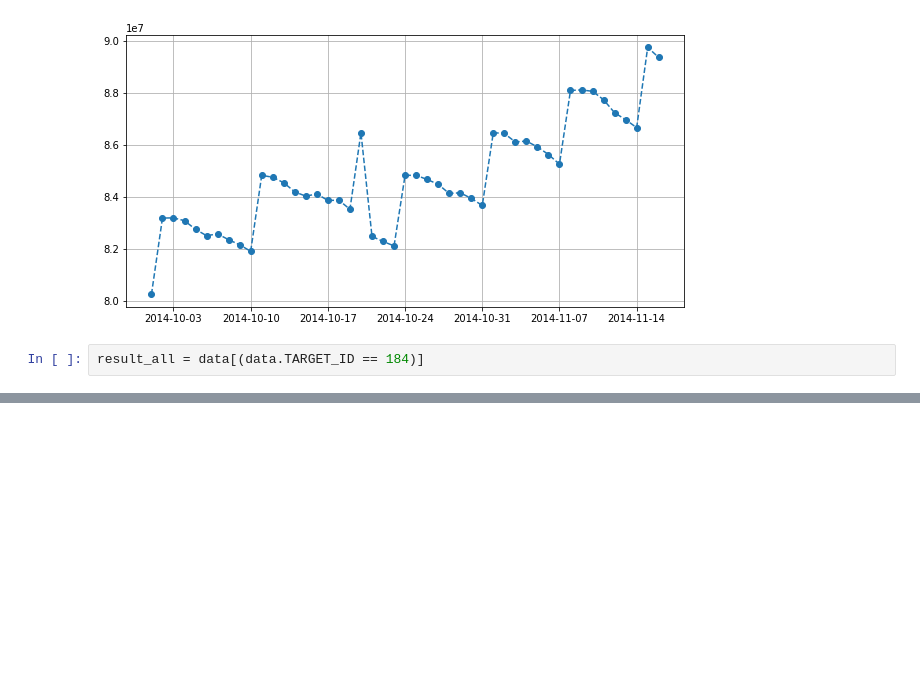
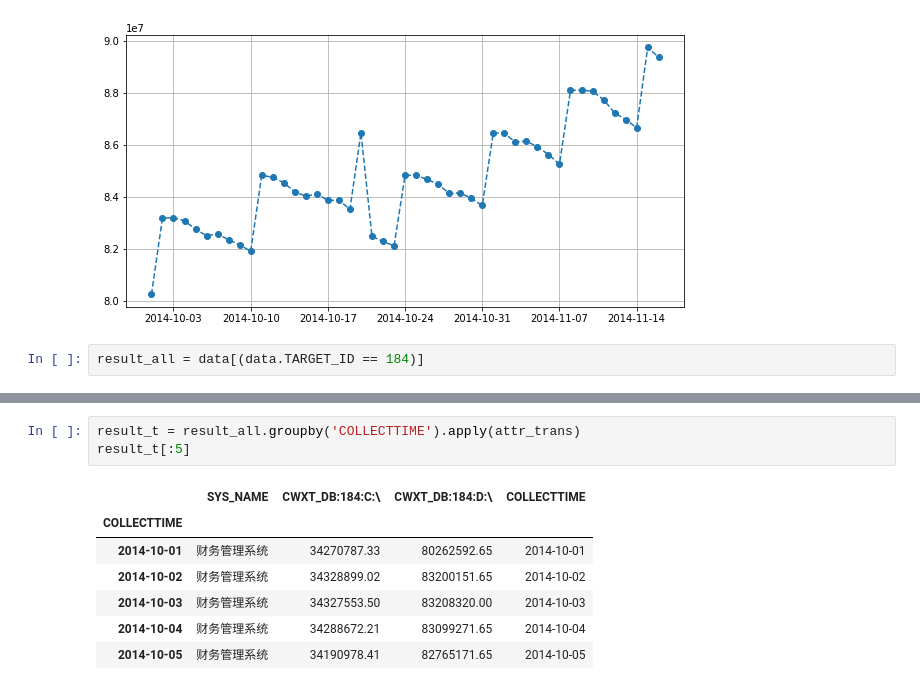
Before and after one commit to longfengpili/Python-Practice-of-Data-Analysis-and-Mining, a Jupyter notebook: chapter11应用系统负载分析与磁盘容量预测.ipynb, the cells around one changed output, grey strips where cells are left out. Saved outputs shown, nothing was run; the diff lists cells and outputs as text; blank space fills up the shorter version.

```diff
--- a/chapter11应用系统负载分析与磁盘容量预测.ipynb
+++ b/chapter11应用系统负载分析与磁盘容量预测.ipynb
@@ -73,0 +48,11 @@ dtype: float64
+# %%
+result_t = result_all.groupby('COLLECTTIME').apply(attr_trans)
+result_t[:5]
+# %% [output]
+|  | SYS_NAME | CWXT_DB:184:C:\ | CWXT_DB:184:D:\ | COLLECTTIME |
+| COLLECTTIME |  |  |  |  |
+| 2014-10-01 | 财务管理系统 | 34270787.33 | 80262592.65 | 2014-10-01 |
+| 2014-10-02 | 财务管理系统 | 34328899.02 | 83200151.65 | 2014-10-02 |
+| 2014-10-03 | 财务管理系统 | 34327553.50 | 83208320.00 | 2014-10-03 |
+| 2014-10-04 | 财务管理系统 | 34288672.21 | 83099271.65 | 2014-10-04 |
+| 2014-10-05 | 财务管理系统 | 34190978.41 | 82765171.65 | 2014-10-05 |
```
Also changed, not shown: parts of 4 cells of this notebook.
